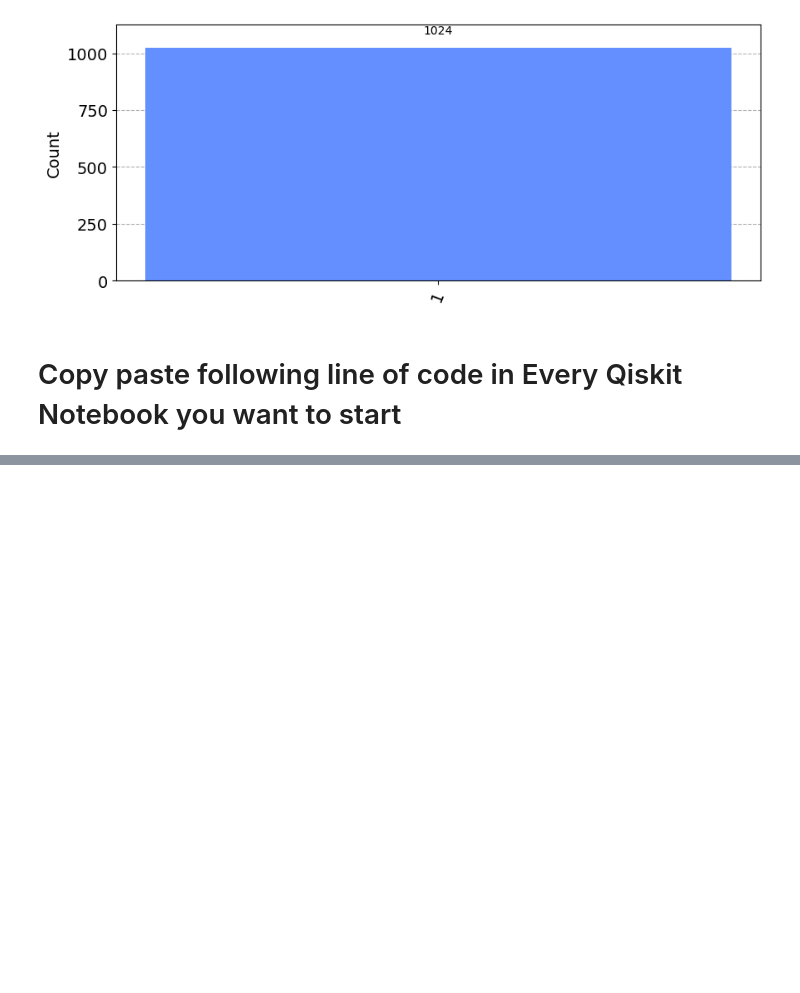
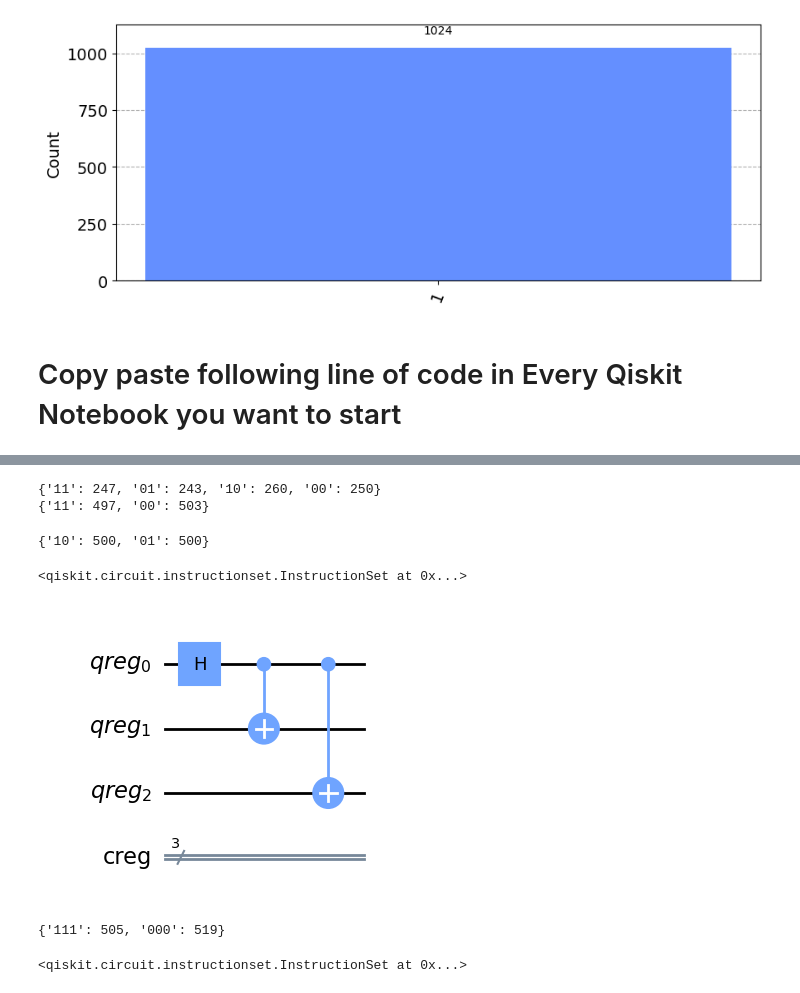
Before and after one commit to K-Class/QC-Projects, a Jupyter notebook: 02-simulator-and-real-qcomputer.ipynb, the cells around one changed output, grey strips where cells are left out. Saved outputs shown, nothing was run; the diff lists cells and outputs as text; code cells hidden in the pictures; blank space fills up the shorter version.

```diff
--- a/02-simulator-and-real-qcomputer.ipynb
+++ b/02-simulator-and-real-qcomputer.ipynb
@@ -95,0 +167,74 @@ IBMQJobInvalidStateError: 'Unable to retrieve result for job ciev8464c9s1cd69amk
+# %%
+q2 = QuantumRegister(2,"qreg")
+c2 = ClassicalRegister(2,"creg")
+qc2 = QuantumCircuit(q2,c2)
+
+
+qc2.h(q2[0])
+qc2.cx(q2[0],q2[1])
+#Your code here
+
+qc2.measure(q2,c2)
+job = execute(qc2,Aer.get_backend('qasm_simulator'),shots=1000)
+counts = job.result().get_counts(qc2)
+print(counts) # counts is a dictionary
+# %% [output]
+{'11': 247, '01': 243, '10': 260, '00': 250}
+{'11': 497, '00': 503}
+# %%
+q2 = QuantumRegister(2,"qreg")
+c2 = ClassicalRegister(2,"creg")
+qc2 = QuantumCircuit(q2,c2)
+
+
+qc2.h(q2[0])
+qc2.cx(q2[0],q2[1])
+qc2.x(q2[1])
+
+qc2.measure(q2,c2)
+job = execute(qc2,Aer.get_backend('qasm_simulator'),shots=1000)
+counts = job.result().get_counts(qc2)
+print(counts) # counts is a dictionary
+# %% [output]
+{'10': 500, '01': 500}
+# %%
+from math import pi
+
+q =  QuantumRegister(1,"qreg") # quantum register with a single qubit
+c = ClassicalRegister(1,"creg") # classical register with a single bit
+qc = QuantumCircuit(q,c) # quantum circuit with quantum and classical registers
+
+#Your code here
+
+# measure the qubit
+qc.measure(q,c)
+# %% [output]
+<qiskit.circuit.instructionset.InstructionSet at 0x...>
+# %%
+q = QuantumRegister(3,"qreg")
+c = ClassicalRegister(3,"creg")
+qc = QuantumCircuit(q,c)
+
+qc.h(q[0])
+qc.cx(q[0],q[1])
+qc.cx(q[0],q[2])
+qc.draw(output='mpl')
+# %% [output]
+[figure, added]
+# %%
+qc.measure(q,c)
+job = execute(qc,Aer.get_backend('qasm_simulator'),shots=1024)
+counts = job.result().get_counts(qc)
+print(counts) # counts is a dictionary
+# %% [output]
+{'111': 505, '000': 519}
+# %%
+q6 = QuantumRegister(2,"q")
+c6 = ClassicalRegister(2,"c")
+qc6 = QuantumCircuit(q6,c6)
+
+qc6.x(q[0])
+
+qc6.measure(q6,c6)
+# %% [output]
+<qiskit.circuit.instructionset.InstructionSet at 0x...>
```
Also changed, not shown: parts of 9 cells of this notebook, 2 other files.
